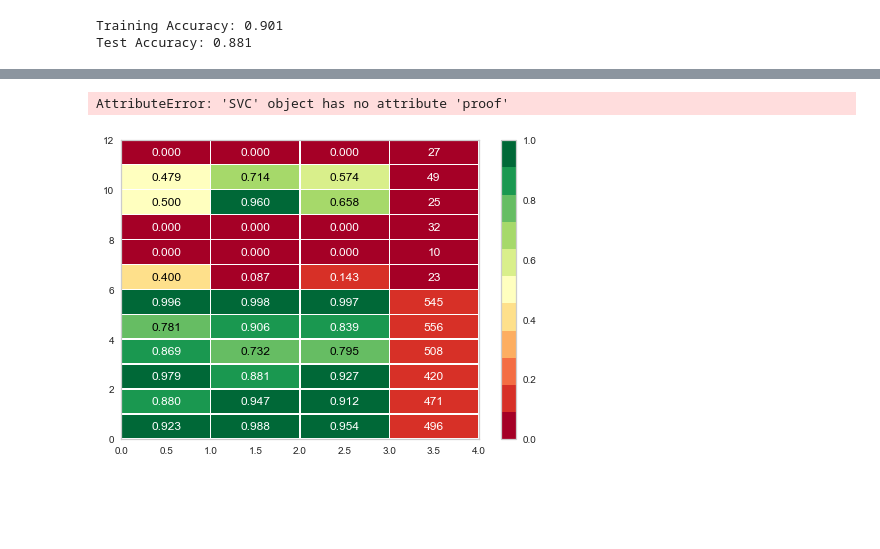
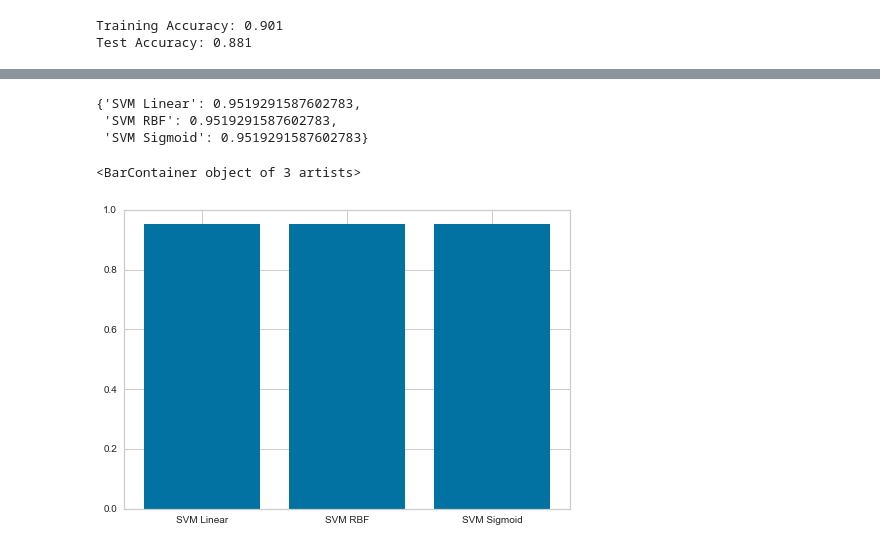
Before and after one commit to ykarki1/smart-move, a Jupyter notebook: SVM.ipynb, the cells around one changed output, grey strips where cells are left out. Cells and saved outputs as stored; diff of their text form; code cells hidden in the pictures; blank space fills up the shorter version.

```diff
--- a/SVM.ipynb
+++ b/SVM.ipynb
@@ -164,11 +236,11 @@ visualizer.proof()
-# %%
-# Calculate classification report
-from yellowbrick.classifier import ClassificationReport
-classes = y_labels[0]
-visualizer = ClassificationReport(svc_sigmoid, support=True, classes=classes, cmap="RdYlGn")
-visualizer.fit(X_train, y_train.values.ravel())
-visualizer.score(X_test, y_test)
-visualizer.proof()
-# %% [output]
-AttributeError: 'SVC' object has no attribute 'proof'
-[figure, removed]
+# %%
+scores
+# %% [output]
+{'SVM Linear': 0.9519291587602783,
+ 'SVM RBF': 0.9519291587602783,
+ 'SVM Sigmoid': 0.9519291587602783}
+# %%
+plt.bar(scores.keys(), scores.values())
+# %% [output]
+<BarContainer object of 3 artists>
+[figure, added]
```
Also changed, not shown: parts of 20 cells of this notebook.
